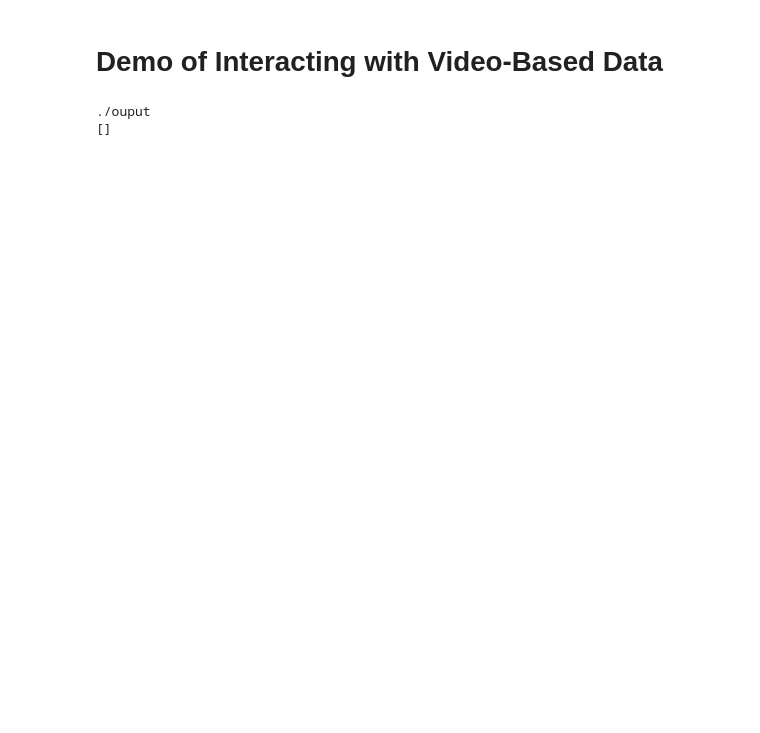
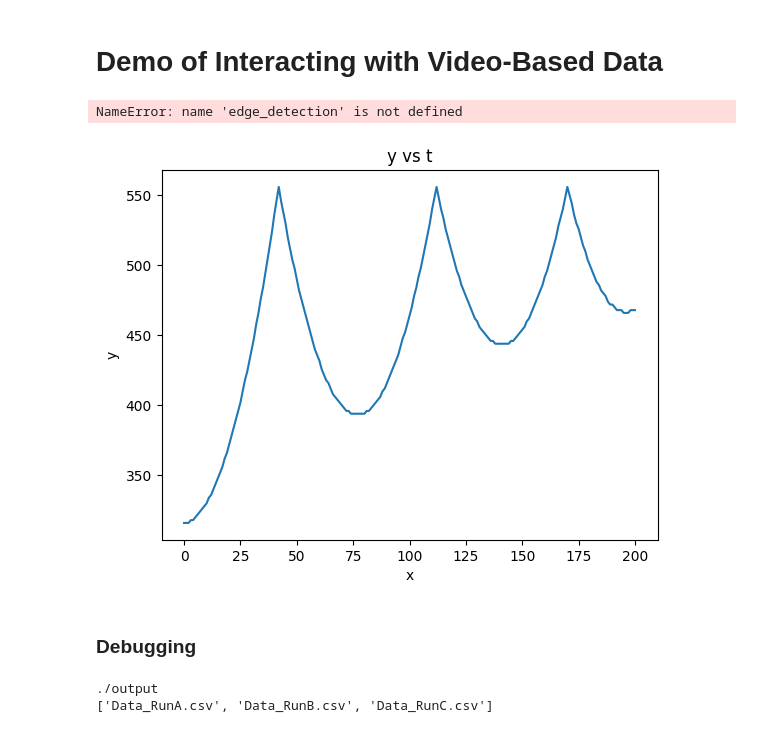
Before and after one commit to clmartinblanc/APC-524, a Jupyter notebook: scripts/video_demo/video_demo.ipynb, the cells around one changed output. Drawn from its saved outputs; the diff is of its cells as text; code cells hidden in the pictures; blank space fills up the shorter version.

```diff
--- a/scripts/video_demo/video_demo.ipynb
+++ b/scripts/video_demo/video_demo.ipynb
@@ -19,16 +21,22 @@ sys.path.append("../data_classes")
 import data_classes
 # %%
 # Define the data via an instance of the VideoData class
-
-my_instance = data_classes.VideoData("./data", ".png")
+my_instance = data_classes.VideoData(
+    "./data", "./output", ".png"
+)
 # %%
-# Run script on the instance
-my_instance.save_path = "./output"  ## CHANGE THIS LATER TO BE DEFINED WITH CLASS!
-
-my_instance.run_script(edge_detection.edge_detection)
+# Run analysis script on all data sets in the instance
+#my_instance.save_path = "./output" ## CHANGE THIS LATER TO BE DEFINED WITH CLASS!
+my_instance.run_script_n(edge_detection.edge_detection)
+# %% [output]
+NameError: name 'edge_detection' is not defined
 # %%
-# Run Plotting Script
-my_instance.run_script(video_plot)
+# Run Plotting Script on all data sets in the instance
+my_instance.run_script(video_plot.plot_all)
+# %% [output]
+[figure, added]
+# %% [markdown]
+### Debugging
 # %%
 print(sys.path)
 listdir("..")
@@ -39,5 +47,5 @@ print(my_instance.data_path + "/" + my_instance.data_folders[2])
 print(my_instance.save_path)
 print(listdir("./output"))
 # %% [output]
-./ouput
-[]
+./output
+['Data_RunA.csv', 'Data_RunB.csv', 'Data_RunC.csv']
```
Also changed, not shown: parts of 4 cells of this notebook, 1 other file.
